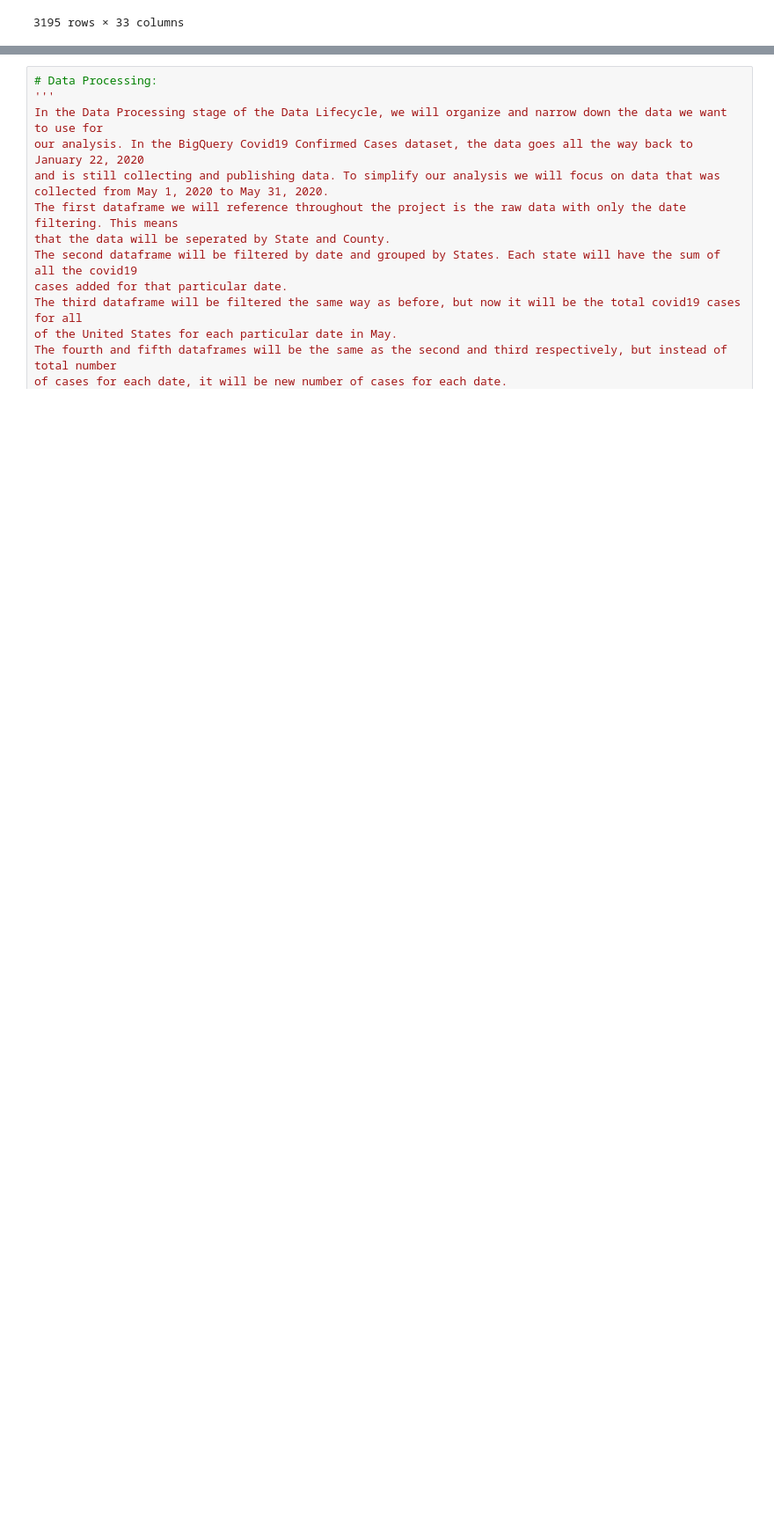
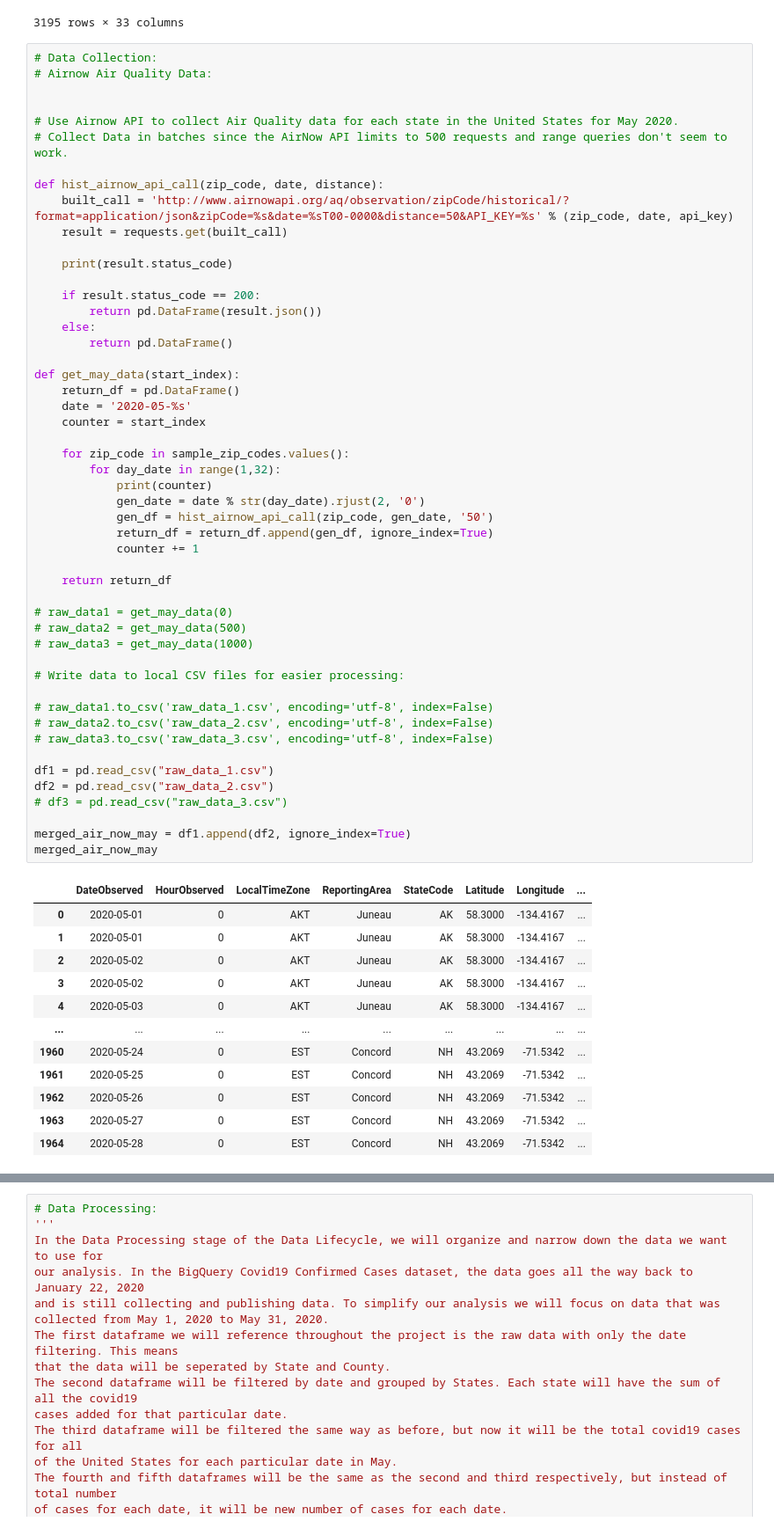
Before and after one commit to kevinhnmb/kevinhnmb.github.io, a Jupyter notebook: Final_Project.ipynb, the cells around one changed output, grey strips where cells are left out. Shown at 88% size. Saved outputs shown, nothing was run; the diff lists cells and outputs as text; blank space fills up the shorter version.

Commit message:
Added AirNow data

```diff
--- a/Final_Project.ipynb
+++ b/Final_Project.ipynb
@@ -68,3 +70,66 @@ raw_cases
 | 3193 | GA | 57 | 59 | 59 | 59 | 60 | 61 | 64 | 64 | 65 | ... | ... |
 | 3194 | WI | 47 | 49 | 51 | 52 | 53 | 55 | 59 | 65 | 65 | ... | ... |
 3195 rows × 33 columns
+# %%
+# Data Collection:
+# Airnow Air Quality Data:
+
+
+# Use Airnow API to collect Air Quality data for each state in the United States for May 2020.
+# Collect Data in batches since the AirNow API limits to 500 requests and range queries don't seem to work.
+
+def hist_airnow_api_call(zip_code, date, distance):
+    built_call = 'http://www.airnowapi.org/aq/observation/zipCode/historical/?format=application/json&zipCode=%s&date=%sT00-0000&distance=50&API_KEY=%s' % (zip_code, date, api_key)
+    result = requests.get(built_call)
+
+    print(result.status_code)
+
+    if result.status_code == 200:
+        return pd.DataFrame(result.json())
+    else:
+        return pd.DataFrame()
+
+def get_may_data(start_index):
+    return_df = pd.DataFrame()
+    date = '2020-05-%s'
+    counter = start_index
+
+    for zip_code in sample_zip_codes.values():
+        for day_date in range(1,32):
+            print(counter)
+            gen_date = date % str(day_date).rjust(2, '0')
+            gen_df = hist_airnow_api_call(zip_code, gen_date, '50')
+            return_df = return_df.append(gen_df, ignore_index=True)
+            counter += 1
+
+    return return_df
+
+# raw_data1 = get_may_data(0)
+# raw_data2 = get_may_data(500)
+# raw_data3 = get_may_data(1000)
+
+# Write data to local CSV files for easier processing:
+
+# raw_data1.to_csv('raw_data_1.csv', encoding='utf-8', index=False)
+# raw_data2.to_csv('raw_data_2.csv', encoding='utf-8', index=False)
+# raw_data3.to_csv('raw_data_3.csv', encoding='utf-8', index=False)
+
+df1 = pd.read_csv("raw_data_1.csv")
+df2 = pd.read_csv("raw_data_2.csv")
+# df3 = pd.read_csv("raw_data_3.csv")
+
+merged_air_now_may = df1.append(df2, ignore_index=True)
+merged_air_now_may
+# %% [output]
+|  | DateObserved | HourObserved | LocalTimeZone | ReportingArea | StateCode | Latitude | Longitude | ... |
+| 0 | 2020-05-01 | 0 | AKT | Juneau | AK | 58.3000 | -134.4167 | ... |
+| 1 | 2020-05-01 | 0 | AKT | Juneau | AK | 58.3000 | -134.4167 | ... |
+| 2 | 2020-05-02 | 0 | AKT | Juneau | AK | 58.3000 | -134.4167 | ... |
+| 3 | 2020-05-02 | 0 | AKT | Juneau | AK | 58.3000 | -134.4167 | ... |
+| 4 | 2020-05-03 | 0 | AKT | Juneau | AK | 58.3000 | -134.4167 | ... |
+| ... | ... | ... | ... | ... | ... | ... | ... | ... |
+| 1960 | 2020-05-24 | 0 | EST | Concord | NH | 43.2069 | -71.5342 | ... |
+| 1961 | 2020-05-25 | 0 | EST | Concord | NH | 43.2069 | -71.5342 | ... |
+| 1962 | 2020-05-26 | 0 | EST | Concord | NH | 43.2069 | -71.5342 | ... |
+| 1963 | 2020-05-27 | 0 | EST | Concord | NH | 43.2069 | -71.5342 | ... |
+| 1964 | 2020-05-28 | 0 | EST | Concord | NH | 43.2069 | -71.5342 | ... |
```
Also changed, not shown: parts of 3 cells of this notebook, 5 other files.
